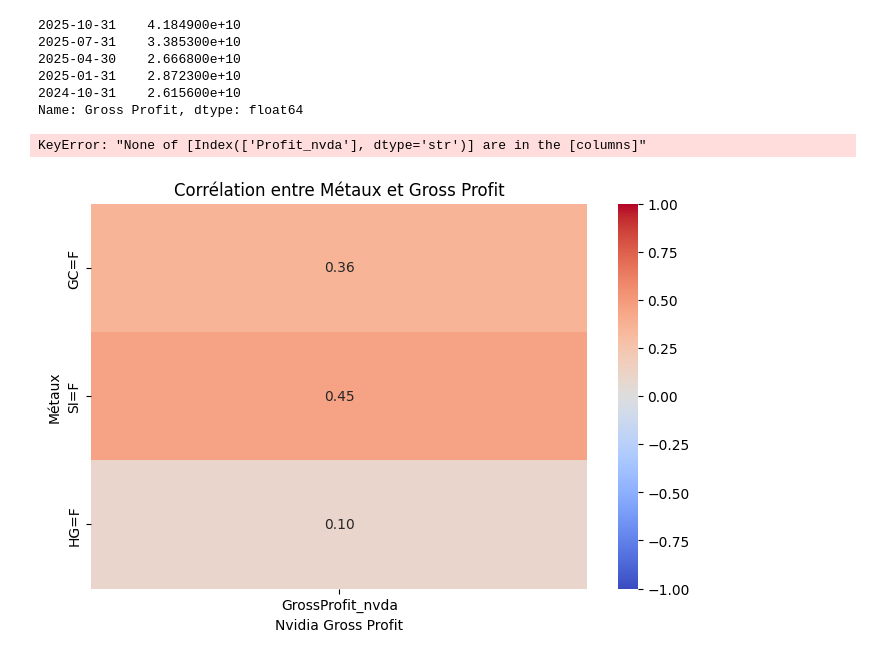
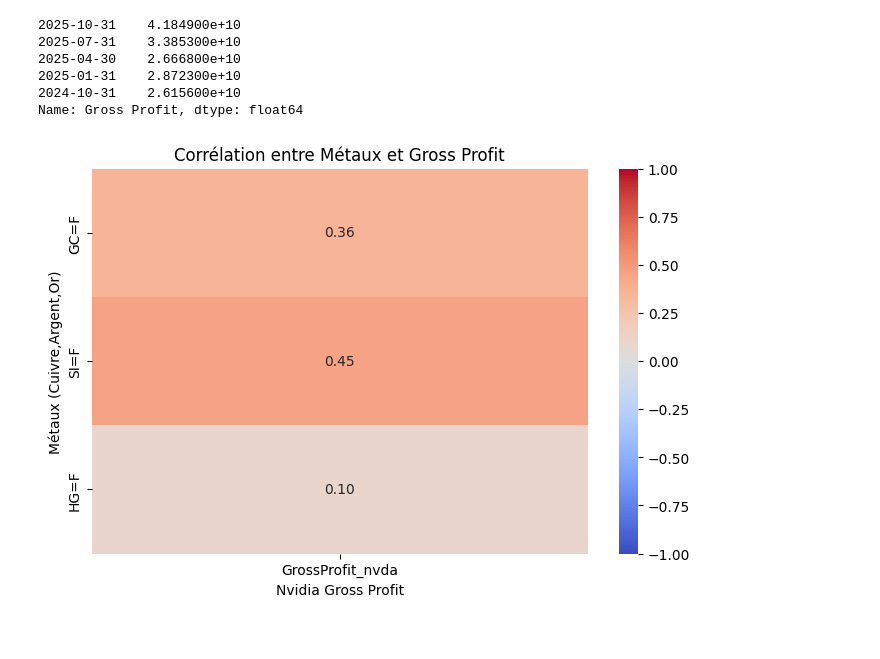
Before and after one commit to c-battaglia/Projet-Audit-Data-Battaglia-La-Mendola-Bernardoff-Bleywas, a Jupyter notebook: SCRIPTS/script.ipynb, the cells around one changed output. Drawn from its saved outputs; the diff is of its cells as text; code cells hidden in the pictures.

```diff
--- a/SCRIPTS/script.ipynb
+++ b/SCRIPTS/script.ipynb
@@ -220,62 +224,34 @@ print(GrossProfit)
 2025-01-31    2.872300e+10
 2024-10-31    2.615600e+10
 Name: Gross Profit, dtype: float64
-# %%
-
-GrossProfit2 = GrossProfit.to_frame(name="Profit_nvda")
-GrossProfit2.index = pd.to_datetime(GrossProfit2.index)
-
-donnees_finales = pd.merge_asof(
-    donnees_finales.sort_index(),
-    GrossProfit2.sort_index(),
-    left_index=True,
-    right_index=True,
-    direction='nearest')
-
-
-correlation_CDR2 = donnees_finales.corr()
-
-indicateur_profit = ['Profit_nvda']
-matrice2 = correlation_CDR2.loc[metaux, ['Profit_nvda']]
-
-plt.figure(figsize=(8, 5))
-sns.heatmap(matrice, annot=True, cmap='coolwarm')
-
-plt.title("Corrélation entre Métaux et Gross Margin")
-plt.ylabel("Métaux (Or/Argent/Cuivre)")
-plt.xlabel("Gross Profit")
-# %% [output]
-KeyError: "None of [Index(['Profit_nvda'], dtype='str')] are in the [columns]"
 # %%
-# On fait le ménage : on ne garde que les colonnes d'origine (Métaux, etc.)
-# On supprime toutes les colonnes qui contiennent "GrossProfit" pour repartir à zéro
-cols_a_garder = [c for c in donnees_finales.columns if "GrossProfit" not in c]
-donnees_finales = donnees_finales[cols_a_garder]
+colonnes_a_garder = [c for c in donnees_finales.columns if "GrossProfit" not in c]
+donnees_finales = donnees_finales[colonnes_a_garder]
 
 
 GrossProfit2 = GrossProfit.to_frame(name="GrossProfit_nvda")
 GrossProfit2.index = pd.to_datetime(GrossProfit2.index)
 
 
 donnees_finales = pd.merge_asof(
     donnees_finales.sort_index(),
     GrossProfit2.sort_index(),
     left_index=True,
     right_index=True,
     direction='nearest')
 
 
 correlation_CDR2 = donnees_finales.corr()
 metaux = ['GC=F', 'SI=F', 'HG=F']
 matrice2 = correlation_CDR2.loc[metaux, ['GrossProfit_nvda']]
 
 
 plt.figure(figsize=(8, 5))
 sns.heatmap(matrice2, annot=True, cmap='coolwarm', vmin=-1, vmax=1, fmt=".2f")
 
 plt.title("Corrélation entre Métaux et Gross Profit")
-plt.ylabel("Métaux")
+plt.ylabel("Métaux (Cuivre,Argent,Or)")
 plt.xlabel("Nvidia Gross Profit")
 plt.show()
 # %% [output]
-[figure, old version]
+[figure, new version]
```
Also changed, not shown: parts of 8 cells of this notebook.
